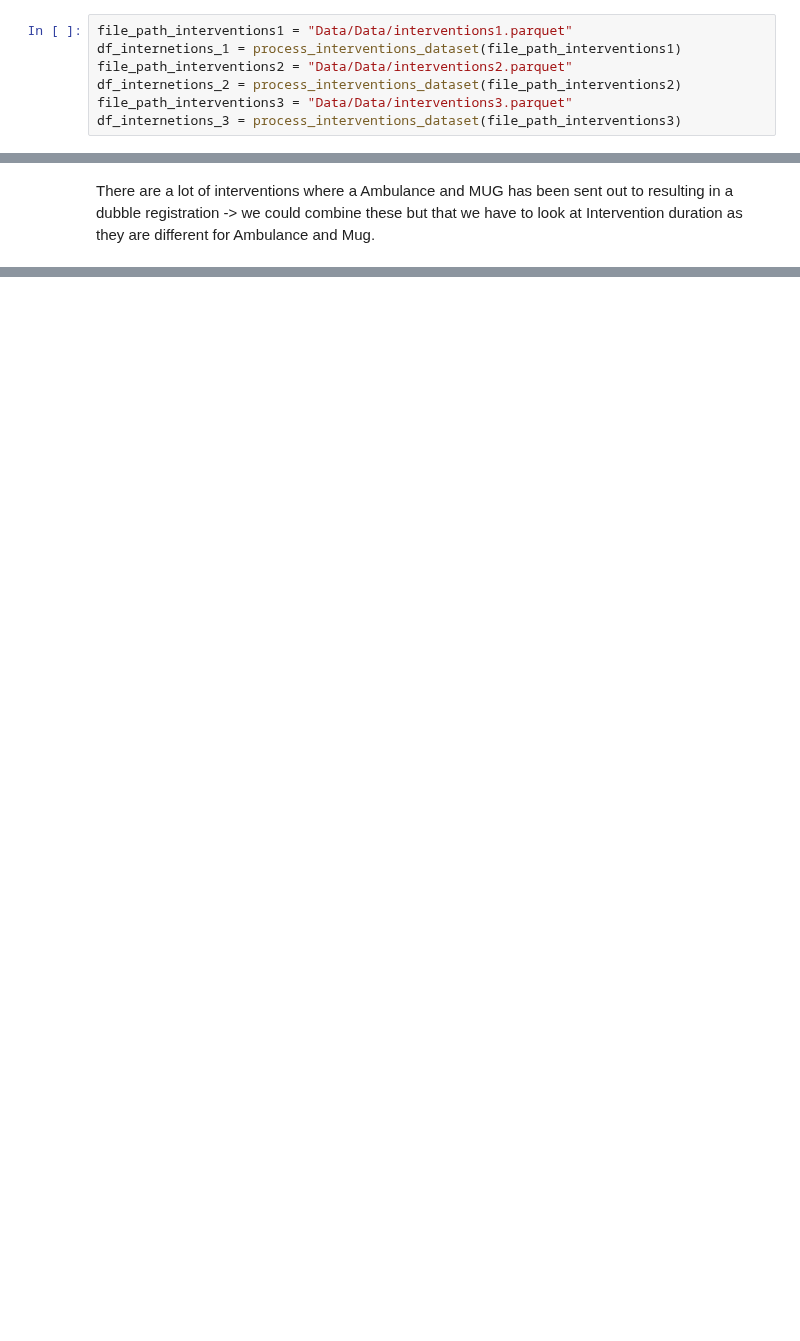
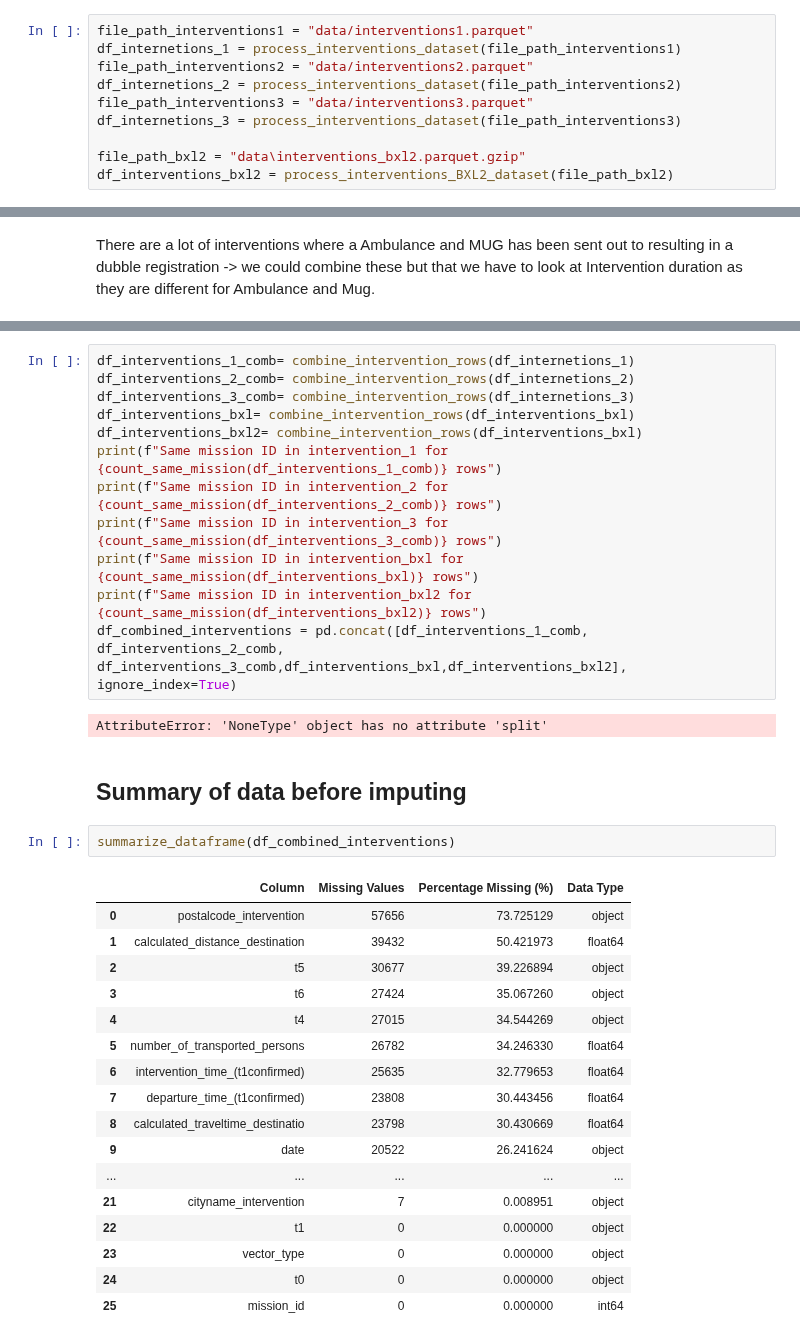
Before and after one commit to Khadar-kr/Datathon2024-KUL, a Jupyter notebook: Data processing.ipynb, the cells around one changed output, grey strips where cells are left out. Cells and saved outputs as stored; diff of their text form; blank space fills up the shorter version.

```diff
--- a/Data processing.ipynb
+++ b/Data processing.ipynb
@@ -117,7 +254,10 @@ def count_same_mission(df):
 # %%
-file_path_interventions1 = "Data/Data/interventions1.parquet"
+file_path_interventions1 = "data/interventions1.parquet"
 df_internetions_1 = process_interventions_dataset(file_path_interventions1)
-file_path_interventions2 = "Data/Data/interventions2.parquet"
+file_path_interventions2 = "data/interventions2.parquet"
 df_internetions_2 = process_interventions_dataset(file_path_interventions2)
-file_path_interventions3 = "Data/Data/interventions3.parquet"
+file_path_interventions3 = "data/interventions3.parquet"
 df_internetions_3 = process_interventions_dataset(file_path_interventions3)
+
+file_path_bxl2 = "data\interventions_bxl2.parquet.gzip"
+df_interventions_bxl2 = process_interventions_BXL2_dataset(file_path_bxl2)
@@ -180,0 +425,36 @@ BXL2 data is very different form BXL1 -> further work needed
+# %%
+df_interventions_1_comb= combine_intervention_rows(df_internetions_1)
+df_interventions_2_comb= combine_intervention_rows(df_internetions_2)
+df_interventions_3_comb= combine_intervention_rows(df_internetions_3)
+df_interventions_bxl= combine_intervention_rows(df_interventions_bxl)
+df_interventions_bxl2= combine_intervention_rows(df_interventions_bxl)
+print(f"Same mission ID in intervention_1 for {count_same_mission(df_interventions_1_comb)} rows")
+print(f"Same mission ID in intervention_2 for {count_same_mission(df_interventions_2_comb)} rows")
+print(f"Same mission ID in intervention_3 for {count_same_mission(df_interventions_3_comb)} rows")
+print(f"Same mission ID in intervention_bxl for {count_same_mission(df_interventions_bxl)} rows")
+print(f"Same mission ID in intervention_bxl2 for {count_same_mission(df_interventions_bxl2)} rows")
+df_combined_interventions = pd.concat([df_interventions_1_comb, df_interventions_2_comb, df_interventions_3_comb,df_interventions_bxl,df_interventions_bxl2], ignore_index=True)
+# %% [output]
+AttributeError: 'NoneType' object has no attribute 'split'
+# %% [markdown]
+## Summary of data before imputing
+# %%
+summarize_dataframe(df_combined_interventions)
+# %% [output]
+|  | Column | Missing Values | Percentage Missing (%) | Data Type |
+| 0 | postalcode_intervention | 57656 | 73.725129 | object |
+| 1 | calculated_distance_destination | 39432 | 50.421973 | float64 |
+| 2 | t5 | 30677 | 39.226894 | object |
+| 3 | t6 | 27424 | 35.067260 | object |
+| 4 | t4 | 27015 | 34.544269 | object |
+| 5 | number_of_transported_persons | 26782 | 34.246330 | float64 |
+| 6 | intervention_time_(t1confirmed) | 25635 | 32.779653 | float64 |
+| 7 | departure_time_(t1confirmed) | 23808 | 30.443456 | float64 |
+| 8 | calculated_traveltime_destinatio | 23798 | 30.430669 | float64 |
+| 9 | date | 20522 | 26.241624 | object |
+| ... | ... | ... | ... | ... |
+| 21 | cityname_intervention | 7 | 0.008951 | object |
+| 22 | t1 | 0 | 0.000000 | object |
+| 23 | vector_type | 0 | 0.000000 | object |
+| 24 | t0 | 0 | 0.000000 | object |
+| 25 | mission_id | 0 | 0.000000 | int64 |
```
Also changed, not shown: parts of 22 cells of this notebook.
